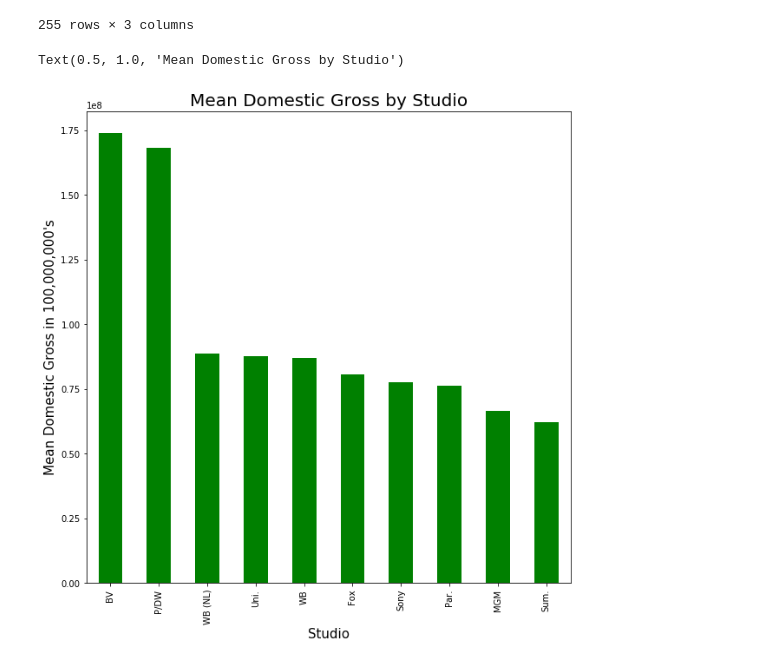
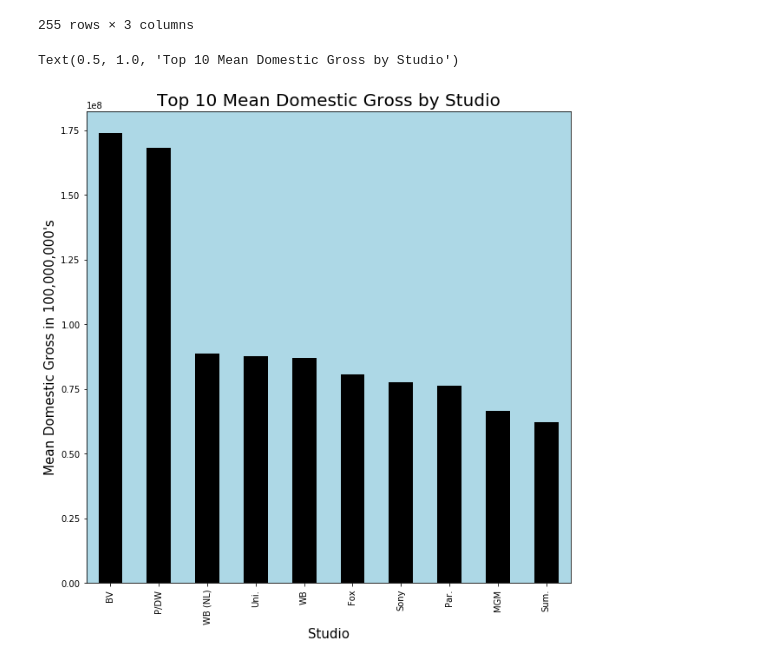
Before and after one commit to BenGeissel/Module_1_Project, a Jupyter notebook: zippedData/Mod1Project_temp.ipynb, the cells around one changed output. Cells and saved outputs as stored; diff of their text form; code cells hidden in the pictures.

```diff
--- a/zippedData/Mod1Project_temp.ipynb
+++ b/zippedData/Mod1Project_temp.ipynb
@@ -366,11 +367,13 @@ bom_studio_grouped_df
 # %%
 bom_studio_grouped_topten_df = bom_studio_grouped_df.sort_values('domestic_gross', ascending = False)[:10]['domestic_gross']
 # %%
-fig = plt.figure(figsize = (10,10))
-bom_studio_grouped_topten_df.plot(kind = 'bar', color = 'green')
+fig = plt.figure(figsize = (10,10), facecolor = 'w')
+ax = fig.add_subplot(1,1,1)
+ax.set_facecolor('lightblue')
+bom_studio_grouped_topten_df.plot(kind = 'bar', color = 'black');
 plt.xlabel('Studio', fontsize = 15)
 plt.ylabel("Mean Domestic Gross in 100,000,000's", fontsize = 15)
-plt.title('Mean Domestic Gross by Studio', fontsize = 20)
+plt.title('Top 10 Mean Domestic Gross by Studio', fontsize = 20)
 # %% [output]
-Text(0.5, 1.0, 'Mean Domestic Gross by Studio')
+Text(0.5, 1.0, 'Top 10 Mean Domestic Gross by Studio')
-[figure, old version]
+[figure, new version]
```
Also changed, not shown: parts of 2 cells of this notebook, 4 other files.
